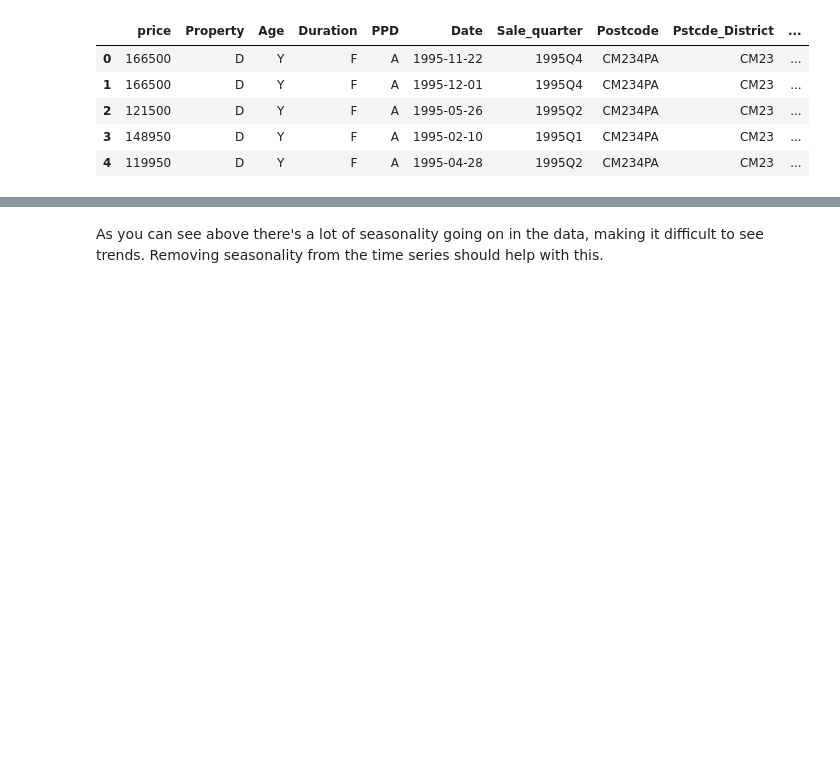
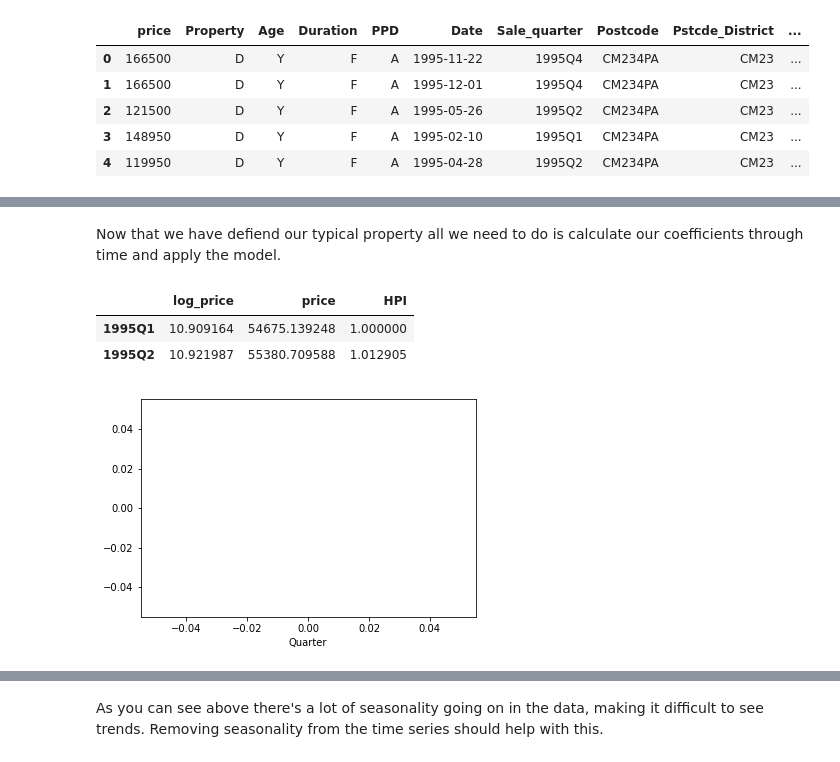
Before and after one commit to Cemlyn/UK-Housing-Market, a Jupyter notebook: UK_Housing_Market_Project.ipynb, the cells around one changed output, grey strips where cells are left out. Drawn from its saved outputs; the diff is of its cells as text; code cells hidden in the pictures; blank space fills up the shorter version.

```diff
--- a/UK_Housing_Market_Project.ipynb
+++ b/UK_Housing_Market_Project.ipynb
@@ -334,0 +319,53 @@ df_district_pc.to_csv(os.path.join(os.getcwd(),'0. Data/Median_PP_by_District_pc
+# %% [markdown]
+Now that we have defiend our typical property all we need to do is calculate our coefficients through time and apply the model.
+# %%
+params_df = pd.DataFrame()
+typical_value = pd.DataFrame()
+
+for quarter in period_list:
+
+    #print("Processing Quarter %s" %quarter)
+
+    df_quarter = reg_data_2[reg_data_2['Sale_quarter']==quarter]
+
+    X = df_quarter.drop(['Date','price','log_price','Sale_quarter'],axis=1)
+    X_np = X.values
+    y_np = df_quarter['log_price'].values
+
+    model.fit(X_np,y_np)
+
+    #Saving params
+    params = list(model.coef_)
+    intercept = model.intercept_
+    params.append(intercept)
+
+
+
+    #Applying parameters to typical property
+    pred_df = pd.DataFrame(model.predict(typcial_property.values)
+                           ,index=[quarter],
+                           columns=['log_price'])
+
+    typical_value = pd.concat([typical_value,pred_df],axis=0)
+
+    #Saving parameters for each quarter
+    columns = list(X.columns)
+    columns.append('intercept')
+    quarter_params = pd.DataFrame(params,index=columns, columns=[quarter])
+    params_df = pd.concat([params_df,quarter_params],axis=1)
+
+params_df.to_csv(os.path.join(os.getcwd(),'0. Data/Ridge_Params.csv'), index=True)
+typical_value.loc[:,'price'] = np.exp(typical_value.loc[:,'log_price'].values)
+typical_value.loc[:,'HPI'] = typical_value.loc[:,'price']/typical_value.loc[pd.Period("1995-01",freq='Q'),'price']
+typical_value.to_csv(os.path.join(os.getcwd(),'0. Data/Ridge_Params.csv'), index=True)
+typical_value
+# %% [output]
+|  | log_price | price | HPI |
+| 1995Q1 | 10.909164 | 54675.139248 | 1.000000 |
+| 1995Q2 | 10.921987 | 55380.709588 | 1.012905 |
+# %%
+plt.plot(x=list(typical_value.index), y=typical_value['HPI'].values)
+plt.xlabel("Quarter")
+plt.show()
+# %% [output]
+[figure, added]
```
Also changed, not shown: parts of 15 cells of this notebook.
